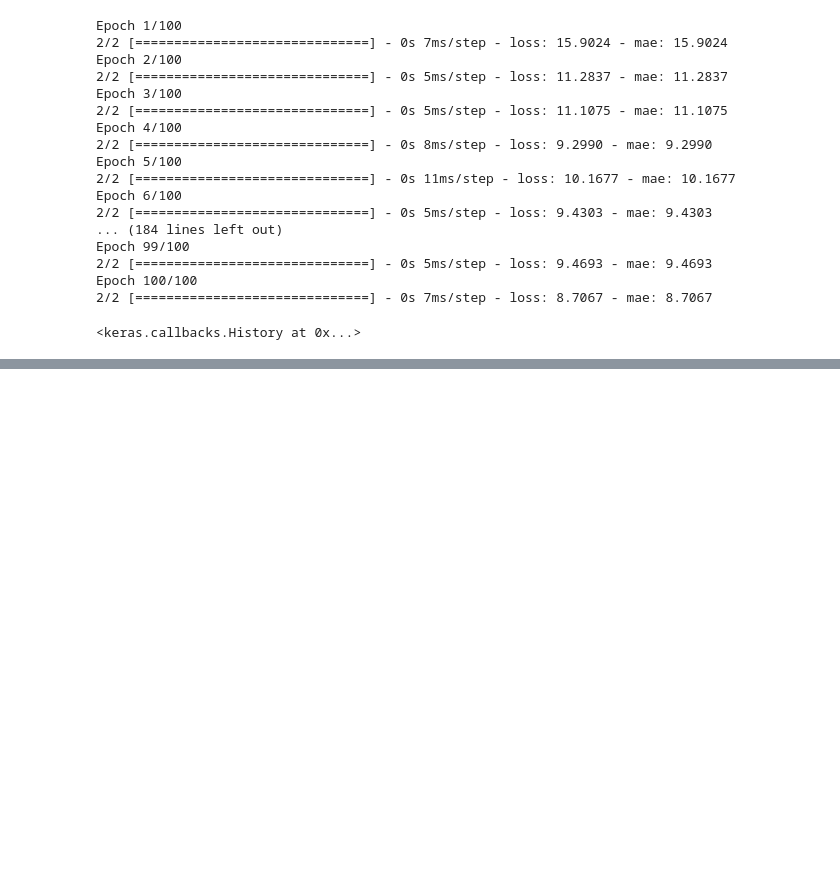
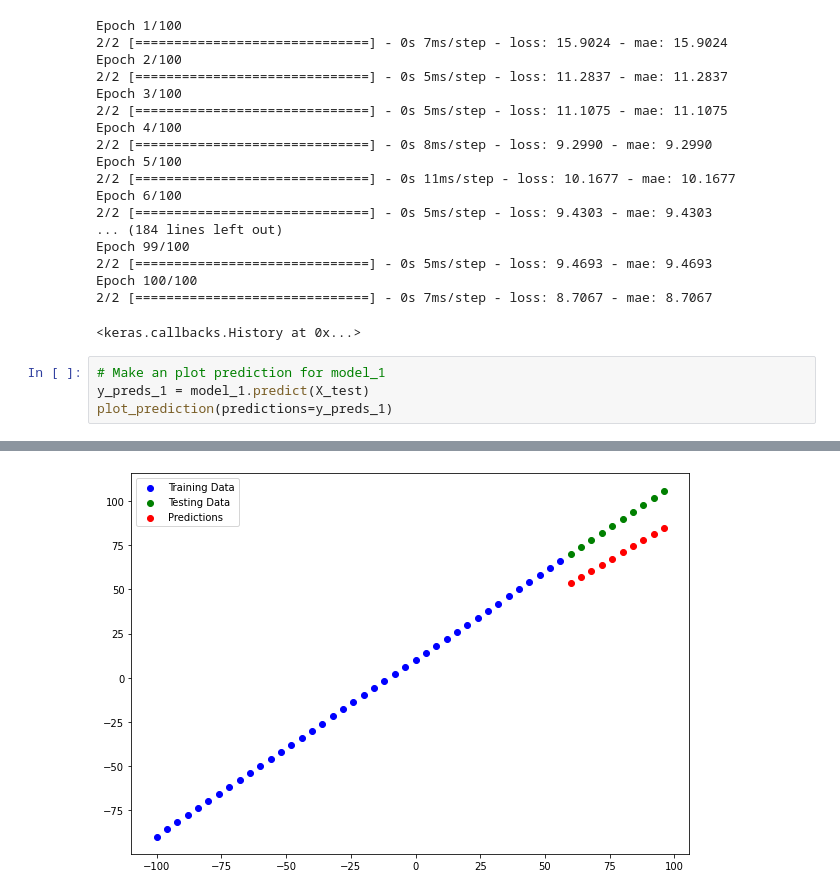
Before and after one commit to 21Ovi/TensorFlow_, a Jupyter notebook: 01_neural_network_regression_with_tensorflow.ipynb, the cells around one changed output, grey strips where cells are left out. Saved outputs shown, nothing was run; the diff lists cells and outputs as text; blank space fills up the shorter version.

```diff
--- a/01_neural_network_regression_with_tensorflow.ipynb
+++ b/01_neural_network_regression_with_tensorflow.ipynb
@@ -557,3 +557,8 @@ Epoch 99/100
 Epoch 100/100
 2/2 [==============================] - 0s 7ms/step - loss: 8.7067 - mae: 8.7067
 <keras.callbacks.History at 0x...>
+# %%
+# Make an plot prediction for model_1
+y_preds_1 = model_1.predict(X_test)
+plot_prediction(predictions=y_preds_1)
+# %% [output]
@@ -559,0 +566 @@ Epoch 100/100
+[figure, added]
```
Also changed, not shown: parts of 1 cell of this notebook.
